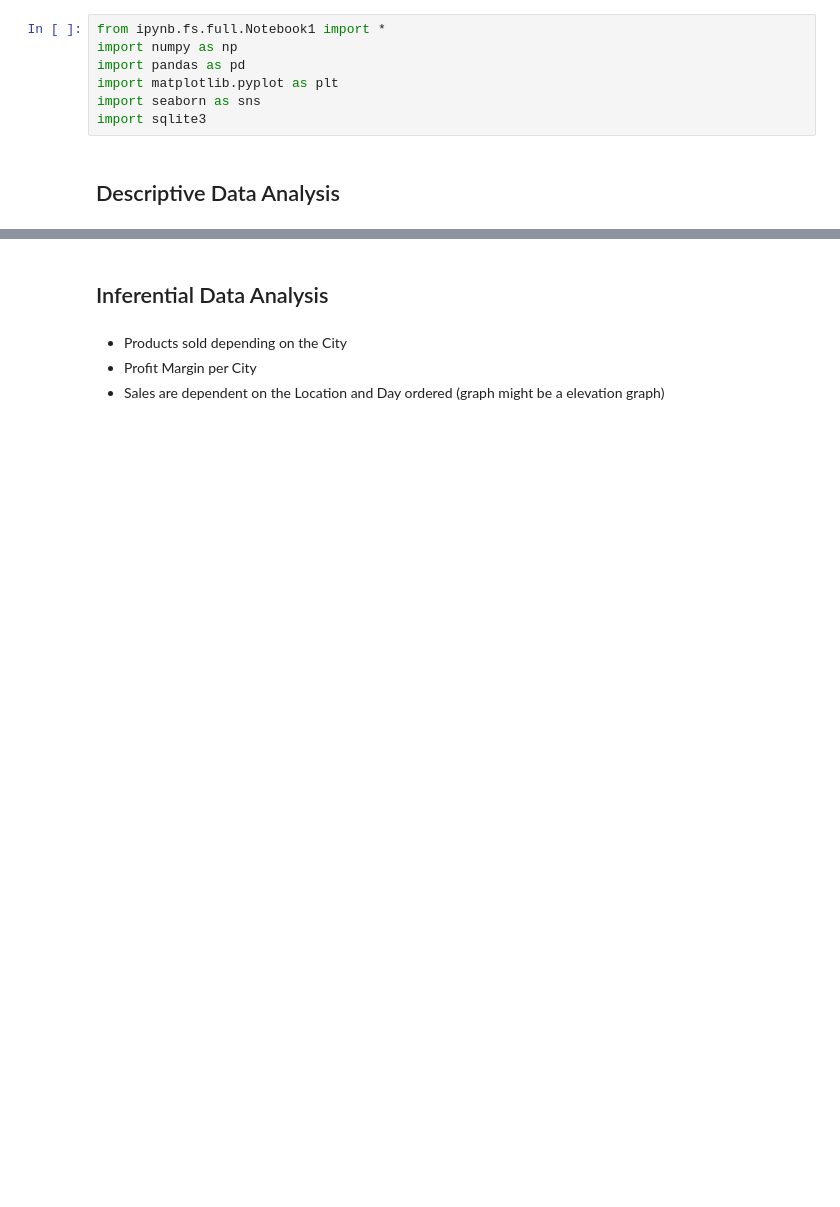
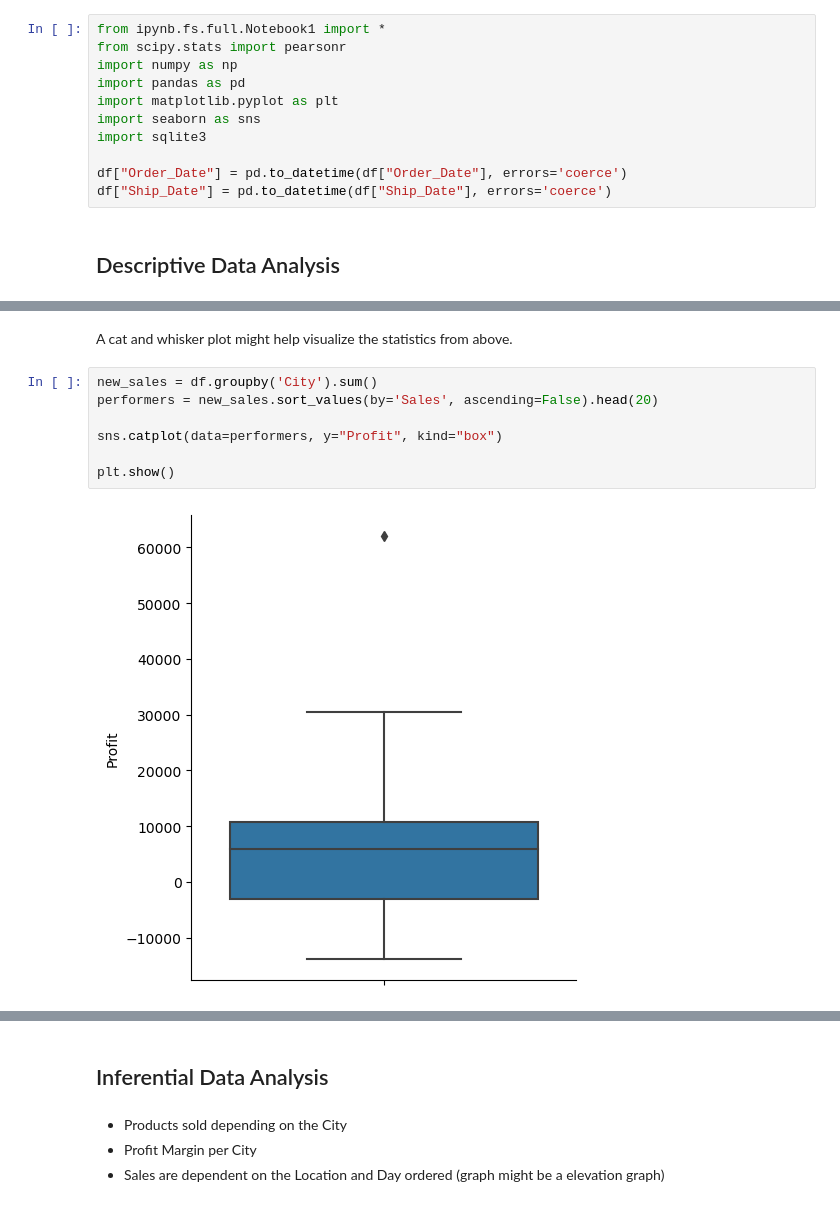
Before and after one commit to blwishom/Data-Analytics-Revisit-, a Jupyter notebook: Notebook2.ipynb, the cells around one changed output, grey strips where cells are left out. Saved outputs shown, nothing was run; the diff lists cells and outputs as text; blank space fills up the shorter version.

```diff
--- a/Notebook2.ipynb
+++ b/Notebook2.ipynb
@@ -1,9 +1,13 @@
 # %%
 from ipynb.fs.full.Notebook1 import *
+from scipy.stats import pearsonr
 import numpy as np
 import pandas as pd
 import matplotlib.pyplot as plt
 import seaborn as sns
 import sqlite3
+
+df["Order_Date"] = pd.to_datetime(df["Order_Date"], errors='coerce')
+df["Ship_Date"] = pd.to_datetime(df["Ship_Date"], errors='coerce')
 # %% [markdown]
 ## Descriptive Data Analysis
@@ -19,0 +45,11 @@ profits_sorted
+# %% [markdown]
+A cat and whisker plot might help visualize the statistics from above.
+# %%
+new_sales = df.groupby('City').sum()
+performers = new_sales.sort_values(by='Sales', ascending=False).head(20)
+
+sns.catplot(data=performers, y="Profit", kind="box")
+
+plt.show()
+# %% [output]
+[figure, added]
```
Also changed, not shown: parts of 16 cells of this notebook, 1 other file.
